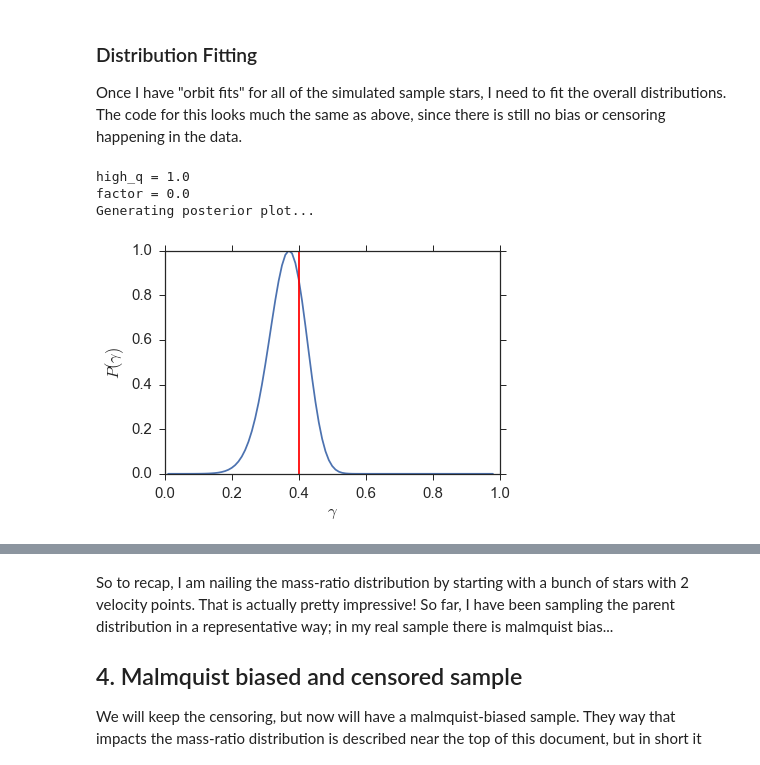
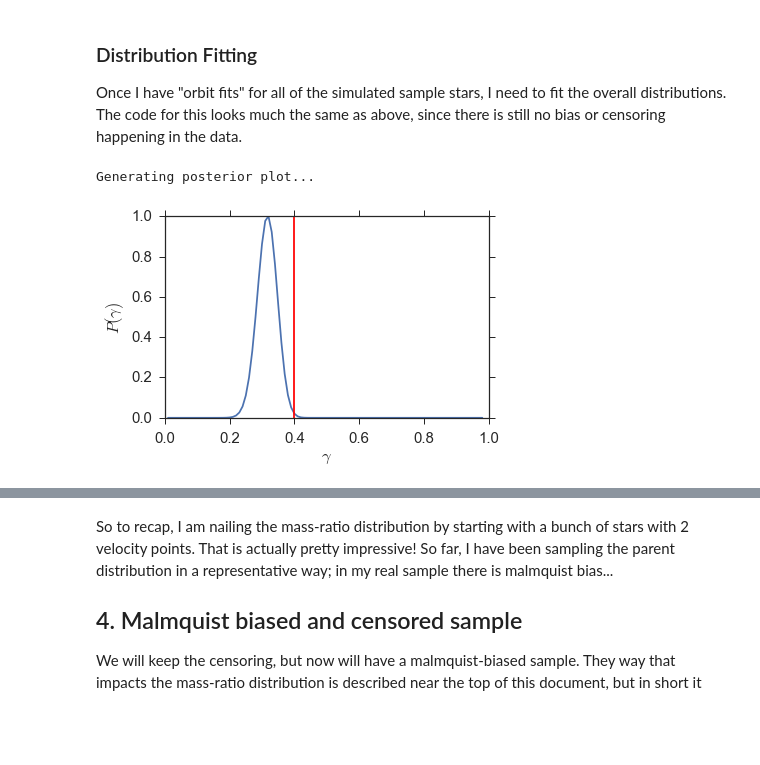
Before and after one commit to kgullikson88/BinaryInference, a Jupyter notebook: Method_Summary.ipynb, the cells around one changed output, grey strips where cells are left out. Saved outputs shown, nothing was run; the diff lists cells and outputs as text; code cells hidden in the pictures; blank space fills up the shorter version.

```diff
--- a/Method_Summary.ipynb
+++ b/Method_Summary.ipynb
@@ -278,40 +282,39 @@ data, M_prim, M_sec, a, e = Simulation.read_orbit_samples('Simulation_Data_jayha
 # Make all mass-ratios in [0,1]
 q = data[:, :, 0]
 q[q>1.0] = 1.0/q[q>1.0]
 
 # Hard-censor low mass-ratios because the orbit prior causes things to get bad
-lowq = (M_sec / M_prim) < 0.1
-q[lowq] = np.nan
+#lowq = (M_sec / M_prim) < 0.1
+#q[lowq] = np.nan
 
 T_sec = Distributions.mass2teff(M_sec)
 prior = MassRatioDistribution.OrbitPrior(M_prim, T_sec, gamma=0.0, cache=True)
 prior._cache = 1.0
 
-#completeness = lambda lnq: 500.0
-#integral = lambda fbin, gamma, malm: 500.0*fbin
-completeness = lambda q: 500 * np.array(q > 0.1, dtype=bool)
-integral = lambda fbin, gamma, malm: 500.0*fbin*(1-0.1**(1-gamma))
+completeness = lambda lnq: 500.0
+integral = lambda fbin, gamma, malm: 500.0*fbin
+#completeness = lambda q: 500 * np.array(q > 0.1, dtype=bool)
+#integral = lambda fbin, gamma, malm: 500.0*fbin*(1-0.1**(1-gamma))
 
 fitter = MassRatioDistribution.GammaFitter(q,
                                            prior_fcn=prior,
                                            completeness_fcn=completeness,
                                            integral_fcn=integral)
 
 print('Generating posterior plot...')
 gamma_vals = np.arange(0.01, 0.99, 0.01)
 ll = np.empty_like(gamma_vals)
 for i, gamma in enumerate(gamma_vals):
     ll[i] = fitter.lnlike(gamma)
     if np.isinf(ll[i]):
         break
 
 plt.plot(gamma_vals, np.exp(ll-ll.max()))
 plt.xlabel('$\gamma$')
 plt.ylabel('$P(\gamma)$')
 plt.plot((0.4, 0.4), plt.ylim(), 'r-')
-plt.savefig('Figures/Gamma_Representative_HardCensor.pdf')
+plt.subplots_adjust(left=0.15, bottom=0.2)
+#plt.savefig('Figures/Gamma_Representative.pdf')
 # %% [output]
-high_q = 1.0
-factor = 0.0
 Generating posterior plot...
-[figure, old version]
+[figure, new version]
```
Also changed, not shown: parts of 11 cells of this notebook, 1 other file.
